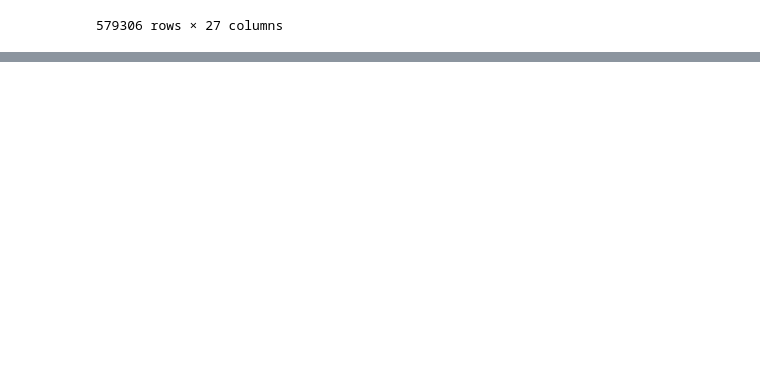
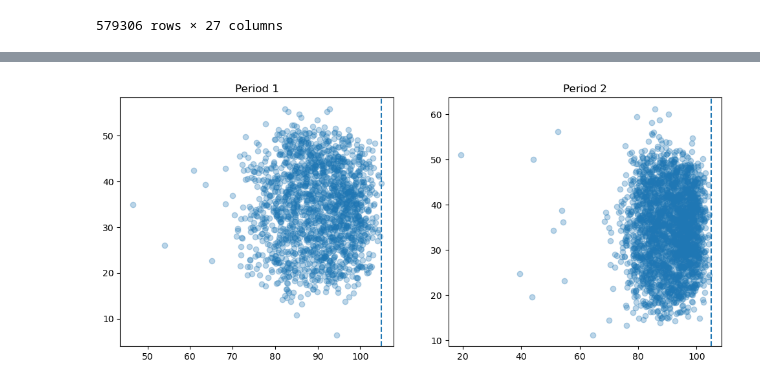
Before and after one commit to bories97/Python, a Jupyter notebook: 공모전 데이터/K-league data 분석.ipynb, the cells around one changed output, grey strips where cells are left out. Drawn from its saved outputs; the diff is of its cells as text; code cells hidden in the pictures; blank space fills up the shorter version.

```diff
--- a/공모전 데이터/K-league data 분석.ipynb
+++ b/공모전 데이터/K-league data 분석.ipynb
@@ -32,0 +233,14 @@ soccer_df
+# %%
+# 전 후반따로 한번 확인 해보기
+
+fig, axes = plt.subplots(1, 2, figsize=(12, 5))
+
+for i, period in enumerate([1, 2]):
+    subset = shots[shots['period_id'] == period]
+    axes[i].scatter(subset['adj_x'], subset['adj_y'], alpha=0.3)
+    axes[i].axvline(105, linestyle='--')
+    axes[i].set_title(f'Period {period}')
+
+plt.show()
+# %% [output]
+[figure, added]
```
Also changed, not shown: parts of 116 cells of this notebook, 1 other file.
